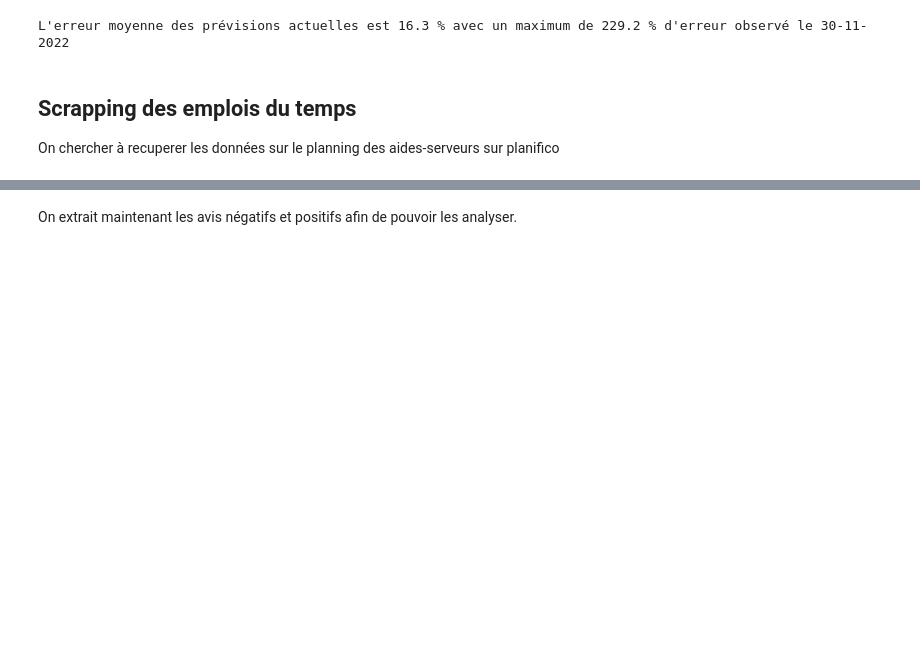
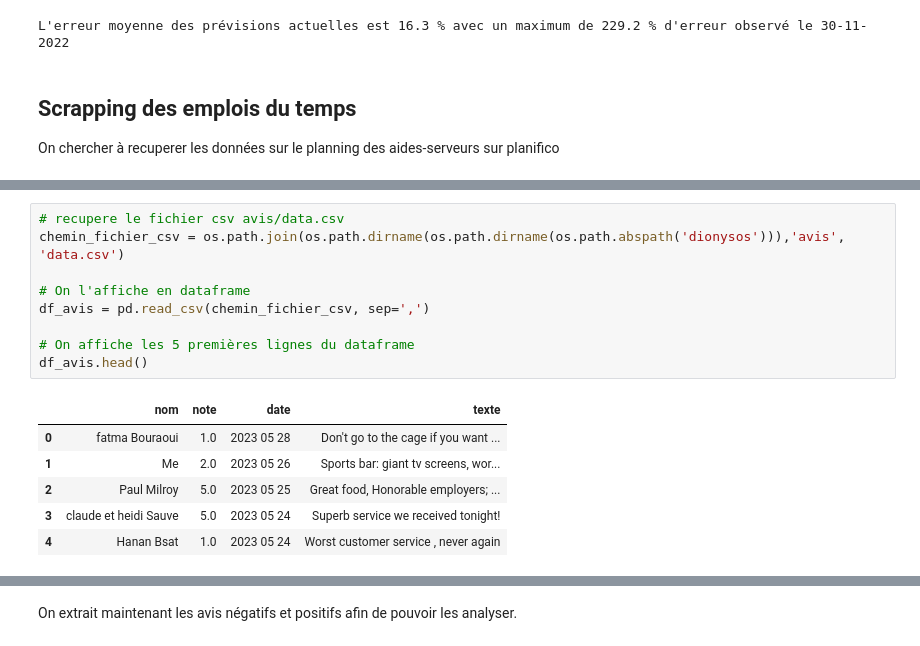
Before and after one commit to Last-Autumn-Leaf/dionysos, a Jupyter notebook: notebooks/pre_processing.ipynb, the cells around one changed output, grey strips where cells are left out. Cells and saved outputs as stored; diff of their text form; blank space fills up the shorter version.

```diff
--- a/notebooks/pre_processing.ipynb
+++ b/notebooks/pre_processing.ipynb
@@ -256,0 +262,16 @@ On cherche à récupérer les avis des clients sur le restaurant afin de pouvoir
+# %%
+# recupere le fichier csv avis/data.csv
+chemin_fichier_csv = os.path.join(os.path.dirname(os.path.dirname(os.path.abspath('dionysos'))),'avis', 'data.csv')
+
+# On l'affiche en dataframe
+df_avis = pd.read_csv(chemin_fichier_csv, sep=',')
+
+# On affiche les 5 premières lignes du dataframe
+df_avis.head()
+# %% [output]
+|  | nom | note | date | texte |
+| 0 | fatma Bouraoui | 1.0 | 2023 05 28 | Don't go to the cage if you want ... |
+| 1 | Me | 2.0 | 2023 05 26 | Sports bar: giant tv screens, wor... |
+| 2 | Paul Milroy | 5.0 | 2023 05 25 | Great food, Honorable employers; ... |
+| 3 | claude et heidi Sauve | 5.0 | 2023 05 24 | Superb service we received tonight! |
+| 4 | Hanan Bsat | 1.0 | 2023 05 24 | Worst customer service , never again |
```
Also changed, not shown: parts of 7 cells of this notebook, 5 other files.
